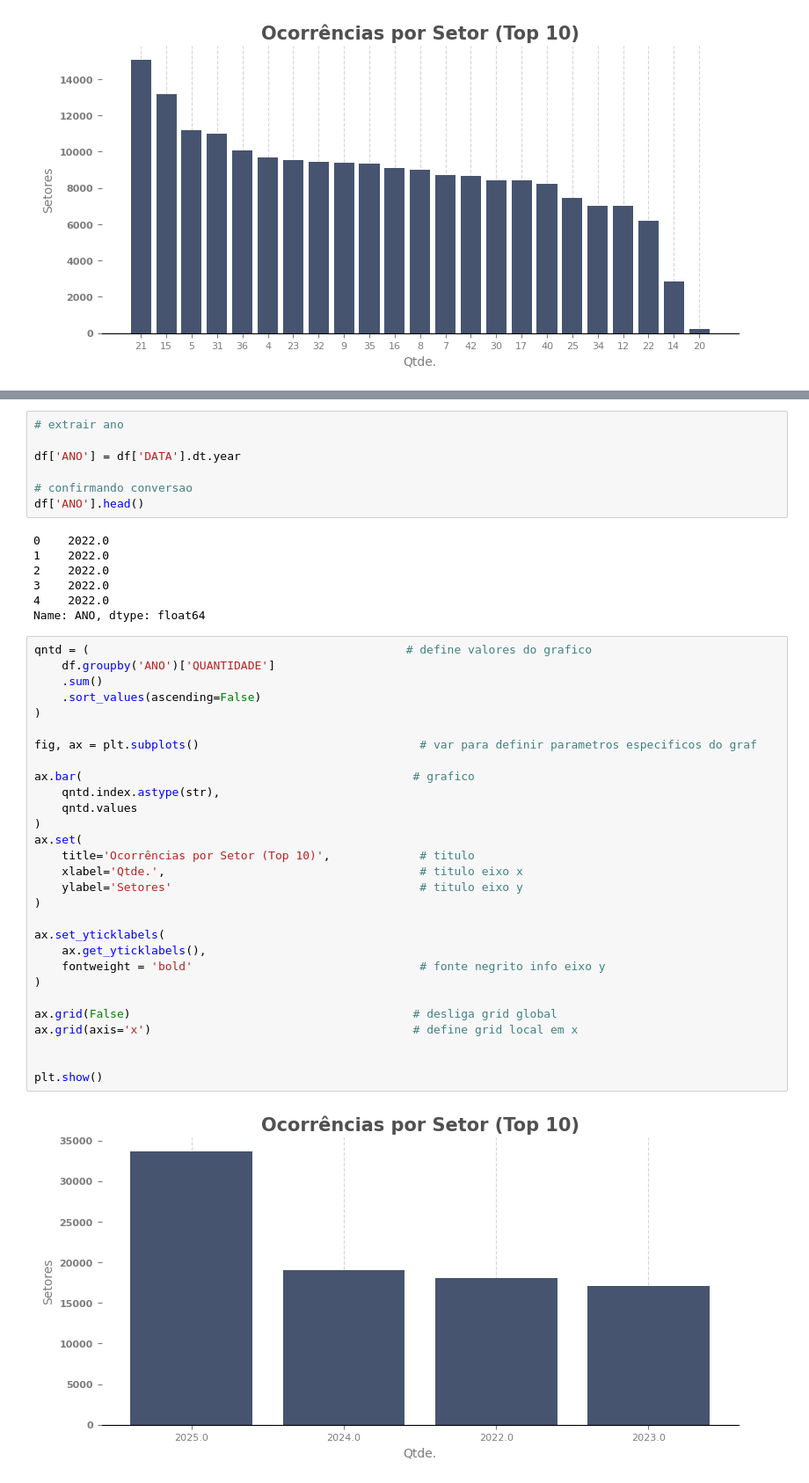
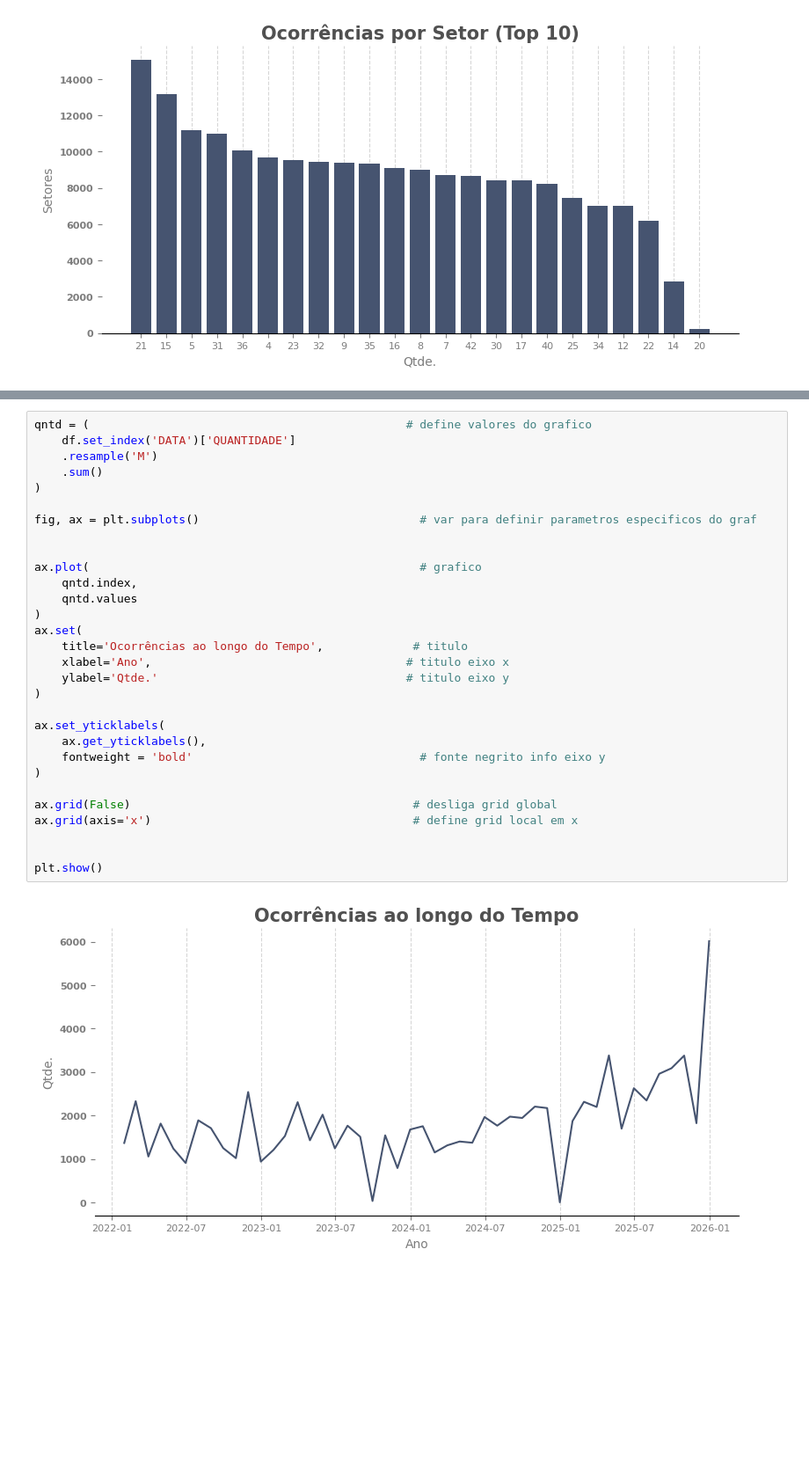
Before and after one commit to Marcos-Beck/Retail-Expiry-Data-Pipeline, a Jupyter notebook: notebooks/data_vis.ipynb, the cells around one changed output, grey strips where cells are left out. Shown at 88% size. Saved outputs shown, nothing was run; the diff lists cells and outputs as text; blank space fills up the shorter version.

```diff
--- a/notebooks/data_vis.ipynb
+++ b/notebooks/data_vis.ipynb
@@ -217,45 +223,32 @@ plt.show()
-# %%
-# extrair ano
-
-df['ANO'] = df['DATA'].dt.year
-
-# confirmando conversao
-df['ANO'].head()
-# %% [output]
-0    2022.0
-1    2022.0
-2    2022.0
-3    2022.0
-4    2022.0
-Name: ANO, dtype: float64
 # %%
 qntd = (                                              # define valores do grafico
-    df.groupby('ANO')['QUANTIDADE']
+    df.set_index('DATA')['QUANTIDADE']
+    .resample('M')
     .sum()
-    .sort_values(ascending=False)
 )
 
 fig, ax = plt.subplots()                                # var para definir parametros especificos do graf
 
-ax.bar(                                                # grafico
-    qntd.index.astype(str),
+
+ax.plot(                                                # grafico
+    qntd.index,
     qntd.values
 )
 ax.set(
-    title='Ocorrências por Setor (Top 10)',             # titulo
-    xlabel='Qtde.',                                     # titulo eixo x
-    ylabel='Setores'                                    # titulo eixo y
+    title='Ocorrências ao longo do Tempo',             # titulo
+    xlabel='Ano',                                     # titulo eixo x
+    ylabel='Qtde.'                                    # titulo eixo y
 )
 
 ax.set_yticklabels(
     ax.get_yticklabels(),
     fontweight = 'bold'                                 # fonte negrito info eixo y
 )
 
 ax.grid(False)                                         # desliga grid global
 ax.grid(axis='x')                                      # define grid local em x
 
 
 plt.show()
 # %% [output]
-[figure, old version]
+[figure, new version]
```
Also changed, not shown: parts of 9 cells of this notebook.
